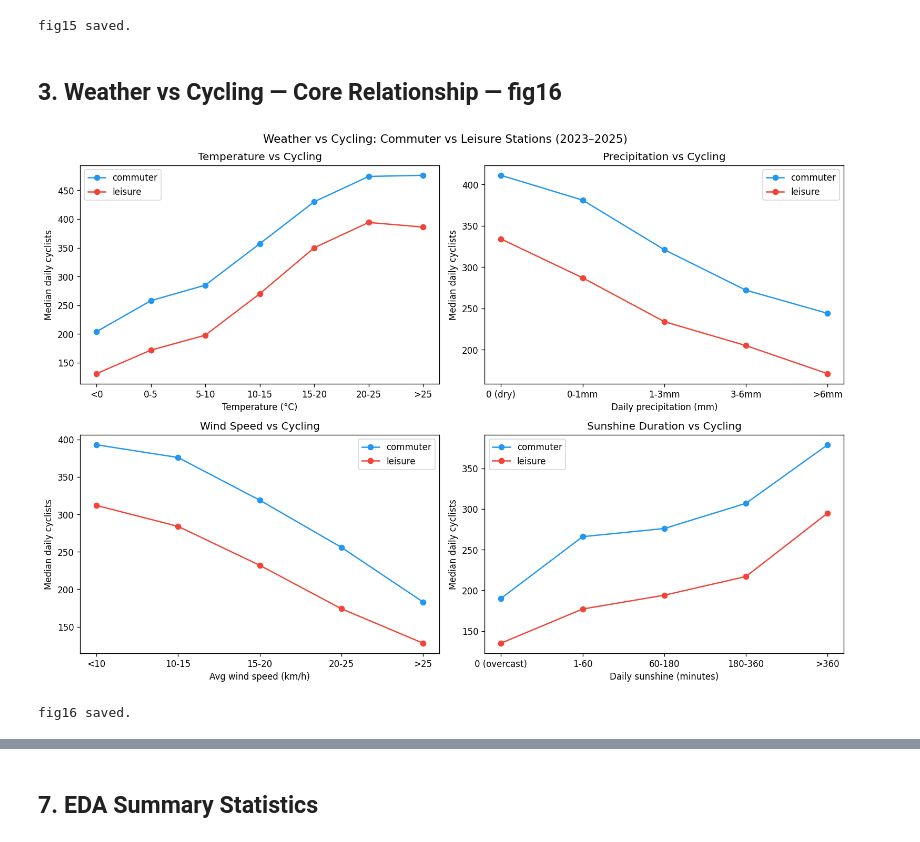
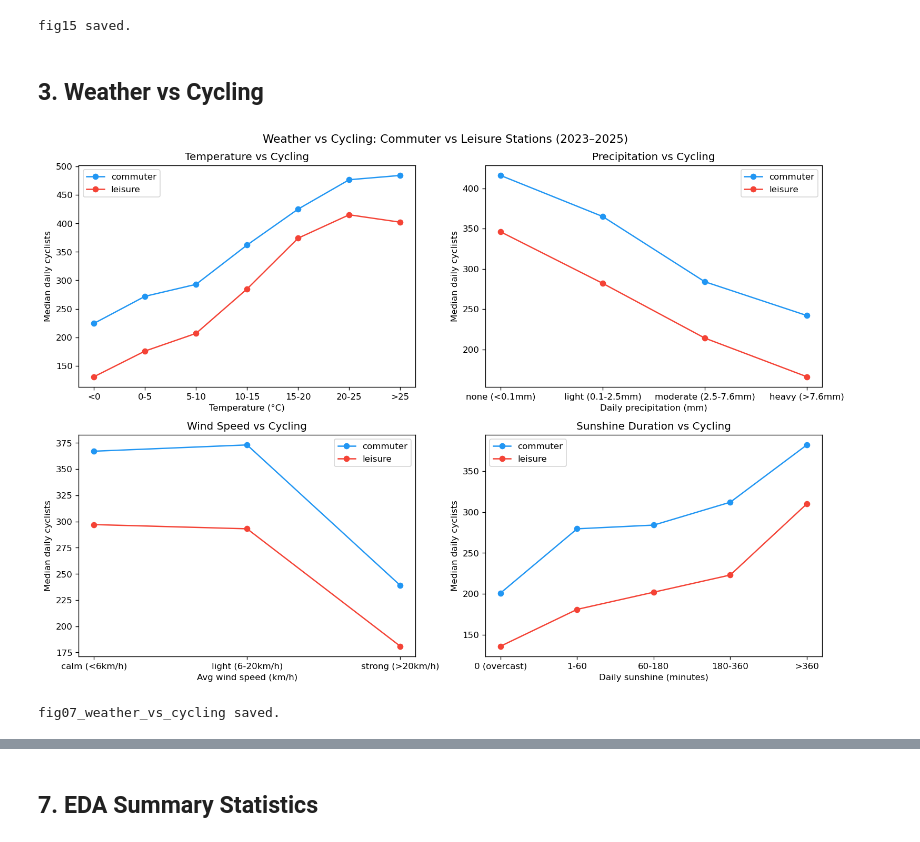
Before and after one commit to Queena34/mda-cycling-weather-group6, a Jupyter notebook: notebooks/07_eda.ipynb, the cells around one changed output, grey strips where cells are left out. Cells and saved outputs as stored; diff of their text form; code cells hidden in the pictures.

```diff
--- a/notebooks/07_eda.ipynb
+++ b/notebooks/07_eda.ipynb
@@ -27,6 +28,14 @@ COLORS = {
 }
 
 panel = pd.read_parquet(PROCESSED / "analysis_panel.parquet")
+
+# Merge site classification (commute_score, site_type) from dedicated parquet
+site_cls = pd.read_parquet(PROCESSED / "site_classification.parquet")[["site ID", "commute_score", "site_type"]]
+panel = panel.drop(columns=[c for c in ["commute_score", "site_type"] if c in panel.columns])
+panel = panel.merge(site_cls, on="site ID", how="left")
+panel["site_type"] = panel["site_type"].fillna("unclassified")
+
+# Filter out low coverage sites
 panel_good = panel[panel["low_coverage"] == False].copy()
 panel_good["date"] = pd.to_datetime(panel_good["date"])
 
@@ -111,7 +120,7 @@ print("fig15 saved.")
 [figure]
 fig15 saved.
 # %% [markdown]
-## 3. Weather vs Cycling — Core Relationship — fig16
+## 3. Weather vs Cycling
 # %%
 fig, axes = plt.subplots(2, 2, figsize=(13, 9))
 
@@ -127,44 +136,44 @@ for site_type, color in [("commuter", COLORS["commuter"]),
                     marker="o", label=site_type, color=color)
 
     sub["precip_bin"] = pd.cut(sub["precip_total"],
-        bins=[-0.01, 0.1, 1, 3, 6, 100],
-        labels=["0 (dry)", "0-1mm", "1-3mm", "3-6mm", ">6mm"])
+        bins=[-0.01, 0.1, 2.5, 7.6, 100],
+        labels=["none (<0.1mm)", "light (0.1-2.5mm)", "moderate (2.5-7.6mm)", "heavy (>7.6mm)"])
     precip_med = sub.groupby("precip_bin", observed=True)["aantal"].median()
     axes[0, 1].plot(precip_med.index.astype(str), precip_med.values,
                     marker="o", label=site_type, color=color)
 
     sub["wind_bin"] = pd.cut(sub["wind_avg"],
-        bins=[0, 10, 15, 20, 25, 60],
-        labels=["<10", "10-15", "15-20", "20-25", ">25"])
+        bins=[-0.01, 6, 20, 200],
+        labels=["calm (<6km/h)", "light (6-20km/h)", "strong (>20km/h)"])
     wind_med = sub.groupby("wind_bin", observed=True)["aantal"].median()
     axes[1, 0].plot(wind_med.index.astype(str), wind_med.values,
                     marker="o", label=site_type, color=color)
 
     sub["sun_bin"] = pd.cut(sub["sunshine_min"],
         bins=[-1, 0, 60, 180, 360, 800],
         labels=["0 (overcast)", "1-60", "60-180", "180-360", ">360"])
     sun_med = sub.groupby("sun_bin", observed=True)["aantal"].median()
     axes[1, 1].plot(sun_med.index.astype(str), sun_med.values,
                     marker="o", label=site_type, color=color)
 
 for ax, title, xlabel in zip(
     axes.flat,
     ["Temperature vs Cycling", "Precipitation vs Cycling",
      "Wind Speed vs Cycling", "Sunshine Duration vs Cycling"],
     ["Temperature (\u00b0C)", "Daily precipitation (mm)",
      "Avg wind speed (km/h)", "Daily sunshine (minutes)"],
 ):
     ax.set_title(title)
     ax.set_xlabel(xlabel)
     ax.set_ylabel("Median daily cyclists")
     ax.legend()
 
 fig.suptitle("Weather vs Cycling: Commuter vs Leisure Stations (2023\u20132025)", fontsize=13)
 fig.tight_layout()
-fig.savefig(FIGS / "fig16_weather_vs_cycling.png", dpi=150)
+fig.savefig(FIGS / "07_weather_vs_cycling.png", dpi=150)
 plt.show()
-print("fig16 saved.")
+print("fig07_weather_vs_cycling saved.")
 # %% [output]
-[figure, old version]
+[figure, new version]
-fig16 saved.
+fig07_weather_vs_cycling saved.
 # %% [markdown]
```
Also changed, not shown: parts of 14 cells of this notebook, 13 other files.
